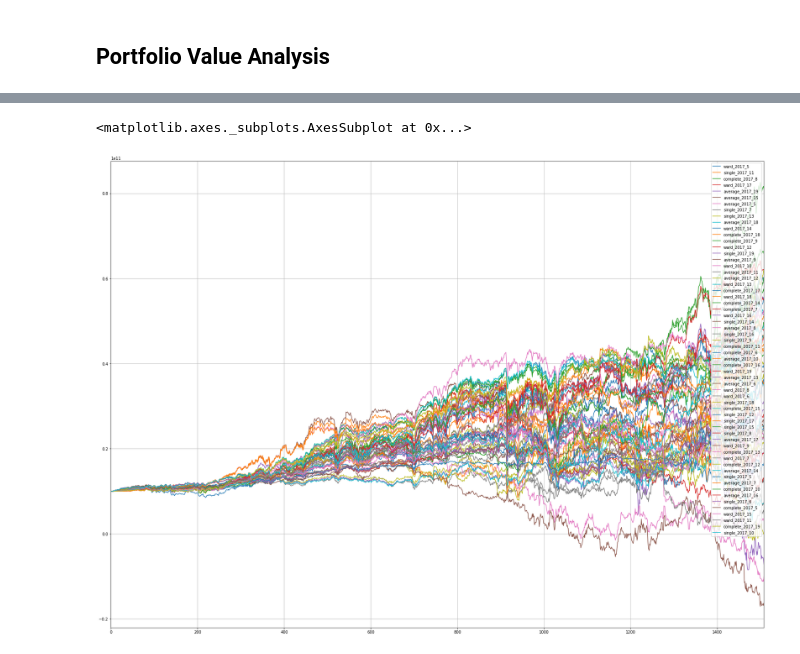
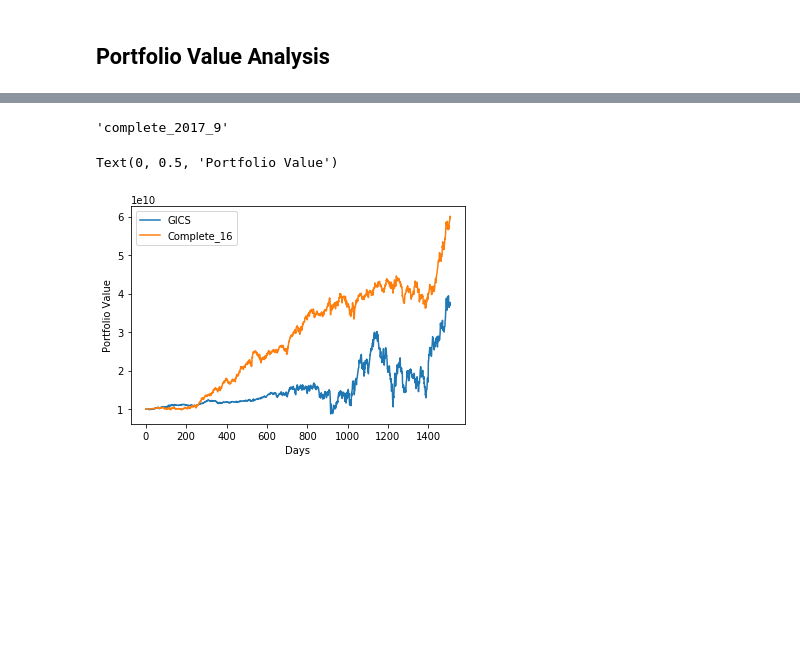
Before and after one commit to rukmal/reIndexer, a Jupyter notebook: sector_universes/Sector Analytics.ipynb, the cells around one changed output, grey strips where cells are left out. Cells and saved outputs as stored; diff of their text form; code cells hidden in the pictures; blank space fills up the shorter version.

```diff
--- a/sector_universes/Sector Analytics.ipynb
+++ b/sector_universes/Sector Analytics.ipynb
@@ -270,6 +294,18 @@ Loading data from sector universe file single_2017_10
 Excel file data extraction 100.0% complete
-# %%
-port_value_df.plot(figsize=(30, 22), grid=True, sharey=True)
-# %% [output]
-<matplotlib.axes._subplots.AxesSubplot at 0x...>
-[figure, removed]
+# %%
+port_value_df.iloc[-1].argmax()
+# %% [output]
+'complete_2017_9'
+# %%
+sp500 = loadBenchmark()['portfolio_value']
+port = port_value_df['complete_2017_16']
+
+fig, ax = plt.subplots()
+ax.plot(sp500, label='GICS')
+ax.plot(port, label='Complete_16')
+ax.legend()
+ax.set_xlabel('Days')
+ax.set_ylabel('Portfolio Value')
+# %% [output]
+Text(0, 0.5, 'Portfolio Value')
+[figure, added]
```
Also changed, not shown: parts of 22 cells of this notebook, 4 other files.
